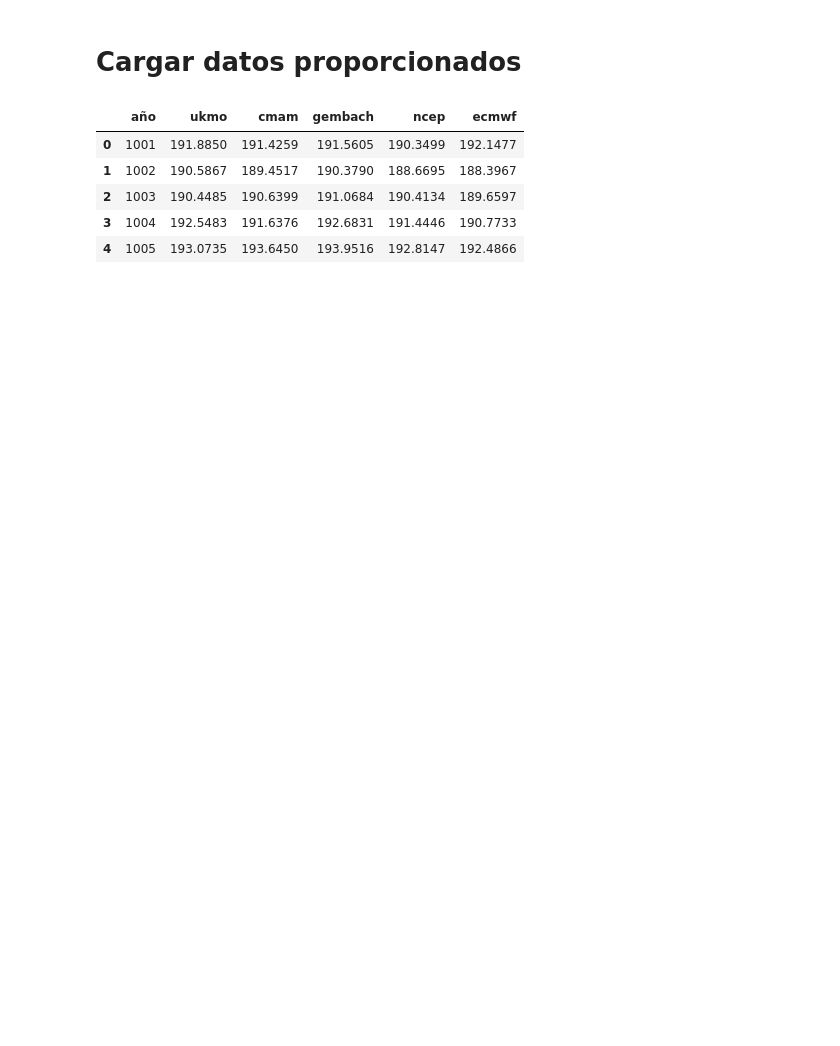
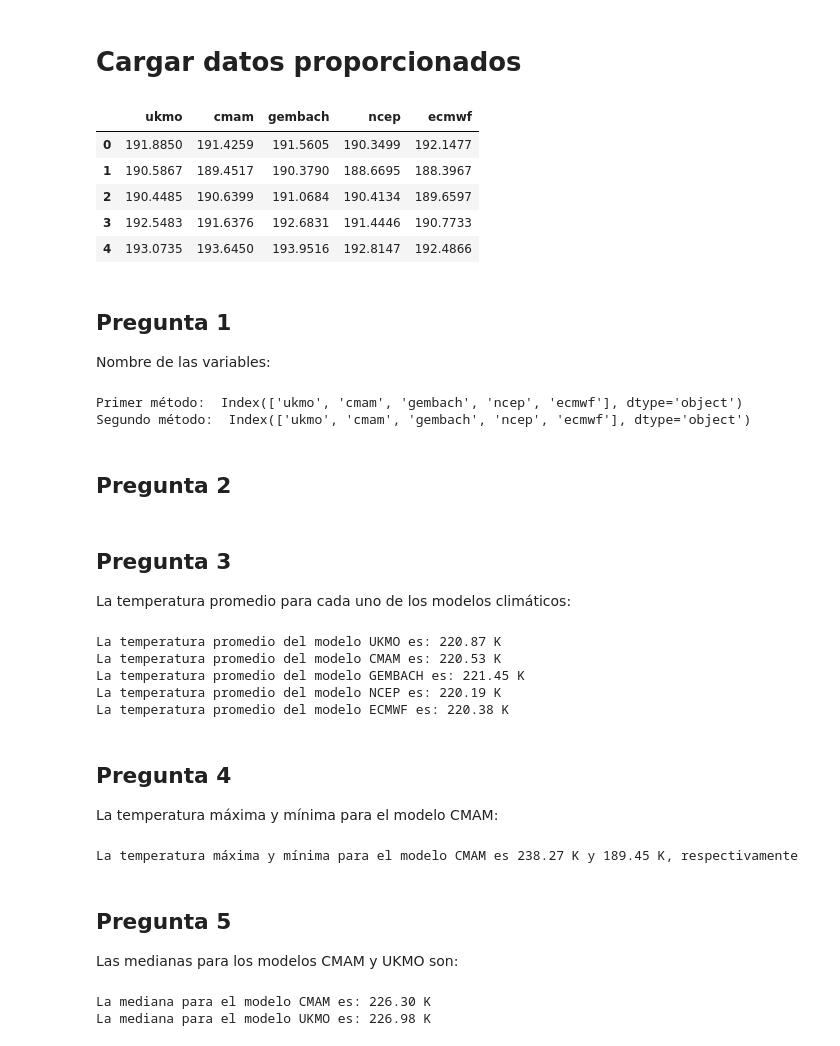
Before and after one commit to SebastianJanampa/ITBA, a Jupyter notebook: preliminares/codigo.ipynb, the cells around one changed output. Cells and saved outputs as stored; diff of their text form; code cells hidden in the pictures; blank space fills up the shorter version.

```diff
--- a/preliminares/codigo.ipynb
+++ b/preliminares/codigo.ipynb
@@ -5,16 +3,57 @@
 # %%
 # Importar librerías
 import pandas as pd
 import os
 
-# root_path = 'gdrive/My Drive/MachineLearning/Preliminares/'  # direccion de la carpeta de interés
-# file_dir = os.path.join(root_path, 'marambio_2007.csv') # dirección del archivo de interés
+file_name = 'marambio_2007.csv'
 df = pd.read_csv('marambio_2007.csv', sep=';') # cargar archivo csv
+df.drop(columns=['año'], inplace=True )
 df.head() # visualizar 5 primeras filas
 # %% [output]
-|  | año | ukmo | cmam | gembach | ncep | ecmwf |
-| 0 | 1001 | 191.8850 | 191.4259 | 191.5605 | 190.3499 | 192.1477 |
-| 1 | 1002 | 190.5867 | 189.4517 | 190.3790 | 188.6695 | 188.3967 |
-| 2 | 1003 | 190.4485 | 190.6399 | 191.0684 | 190.4134 | 189.6597 |
-| 3 | 1004 | 192.5483 | 191.6376 | 192.6831 | 191.4446 | 190.7733 |
-| 4 | 1005 | 193.0735 | 193.6450 | 193.9516 | 192.8147 | 192.4866 |
+|  | ukmo | cmam | gembach | ncep | ecmwf |
+| 0 | 191.8850 | 191.4259 | 191.5605 | 190.3499 | 192.1477 |
+| 1 | 190.5867 | 189.4517 | 190.3790 | 188.6695 | 188.3967 |
+| 2 | 190.4485 | 190.6399 | 191.0684 | 190.4134 | 189.6597 |
+| 3 | 192.5483 | 191.6376 | 192.6831 | 191.4446 | 190.7733 |
+| 4 | 193.0735 | 193.6450 | 193.9516 | 192.8147 | 192.4866 |
+# %% [markdown]
+## Pregunta 1
+Nombre de las variables:
+# %%
+print('Primer método: ', df.columns)
+print('Segundo método: ', df.keys())
+# %% [output]
+Primer método:  Index(['ukmo', 'cmam', 'gembach', 'ncep', 'ecmwf'], dtype='object')
+Segundo método:  Index(['ukmo', 'cmam', 'gembach', 'ncep', 'ecmwf'], dtype='object')
+# %% [markdown]
+## Pregunta 2
+# %% [markdown]
+## Pregunta 3
+La temperatura promedio para cada uno de los modelos climáticos:
+# %%
+for model in df.keys():
+    print('La temperatura promedio del modelo %s es: %.2f K'%(model.upper(), df[model].mean()))
+# %% [output]
+La temperatura promedio del modelo UKMO es: 220.87 K
+La temperatura promedio del modelo CMAM es: 220.53 K
+La temperatura promedio del modelo GEMBACH es: 221.45 K
+La temperatura promedio del modelo NCEP es: 220.19 K
+La temperatura promedio del modelo ECMWF es: 220.38 K
+# %% [markdown]
+## Pregunta 4
+La temperatura máxima y mínima para el modelo CMAM:
+# %%
+modelo = 'cmam'
+print('La temperatura máxima y mínima para el modelo CMAM es %.2f K y %.2f K, respectivamente'%(df[modelo].max(),df[modelo].min()))
+# %% [output]
+La temperatura máxima y mínima para el modelo CMAM es 238.27 K y 189.45 K, respectivamente
+# %% [markdown]
+## Pregunta 5
+Las medianas para los modelos CMAM y UKMO son:
+# %%
+modelos = ['cmam', 'ukmo']
+for model in modelos:
+    print ('La mediana para el modelo %s es: %.2f K'%(model.upper(), df[model].median()))
+# %% [output]
+La mediana para el modelo CMAM es: 226.30 K
+La mediana para el modelo UKMO es: 226.98 K
```
Also changed, not shown: parts of 8 cells of this notebook.
